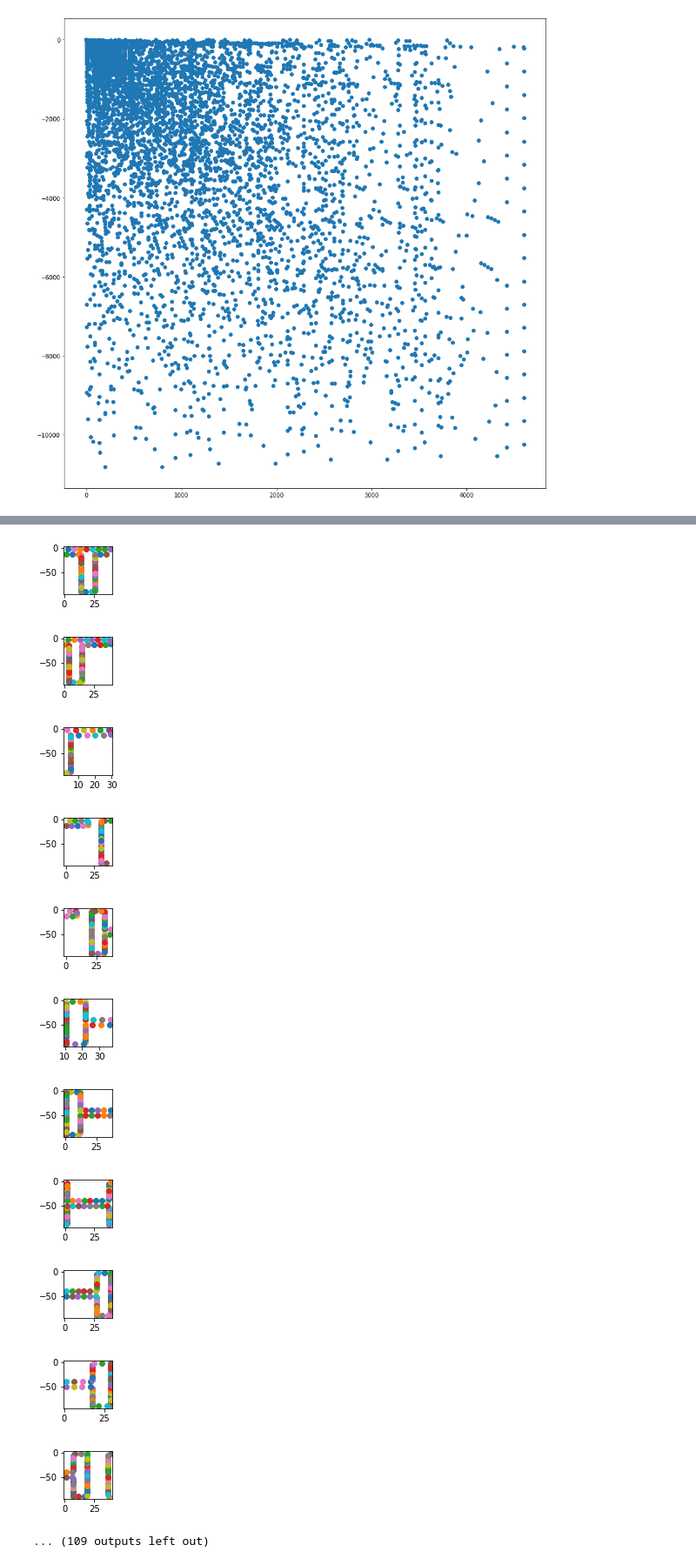
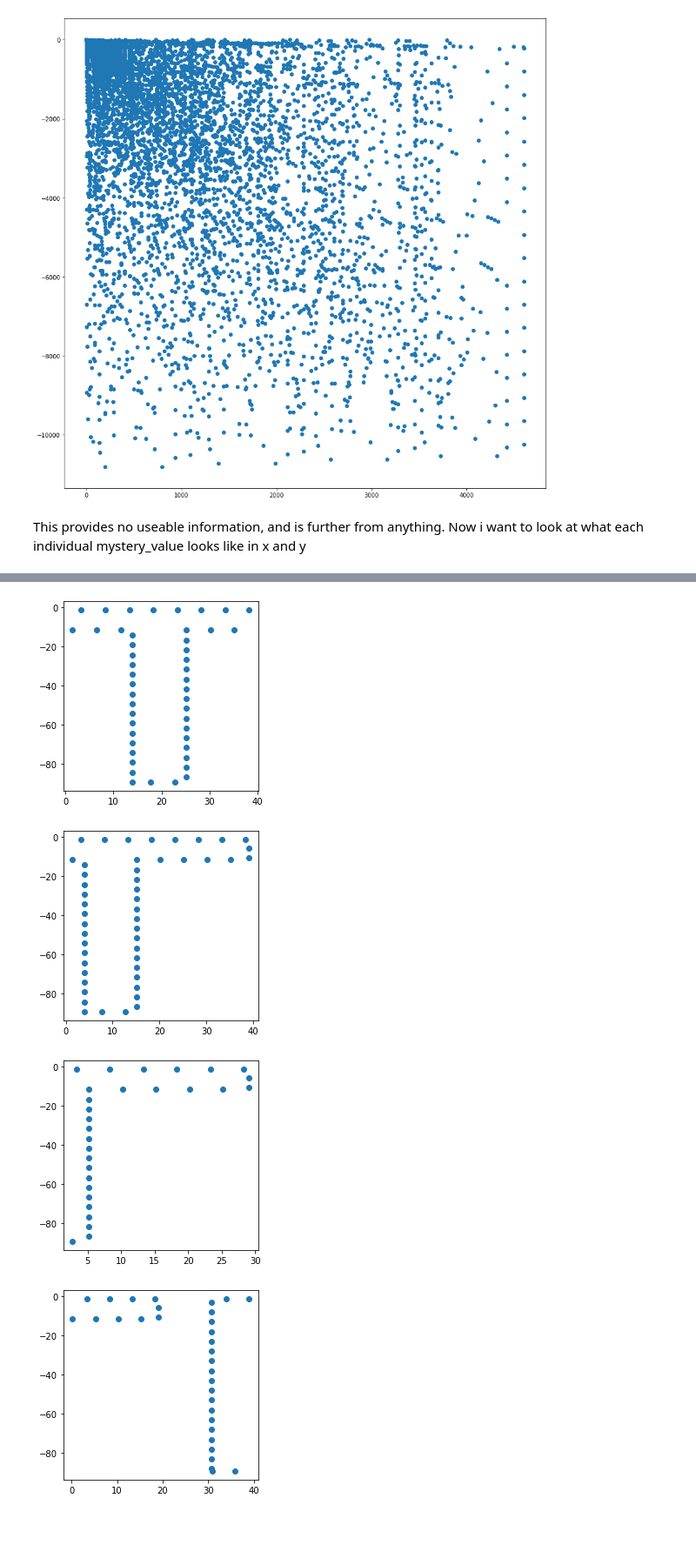
Before and after one commit to iwasunowimme/Data-Puzzles, a Jupyter notebook: Unusual-Ransom/Unusual-Ransom-Q3.ipynb, the cells around one changed output, grey strips where cells are left out. Shown at 87% size. Cells and saved outputs as stored; diff of their text form; code cells hidden in the pictures; blank space fills up the shorter version.

```diff
--- a/Unusual-Ransom/Unusual-Ransom-Q3.ipynb
+++ b/Unusual-Ransom/Unusual-Ransom-Q3.ipynb
@@ -91,10 +93,12 @@ plt.scatter(mult_df.x*mult_df.mystery_feature, mult_df.y*mult_df.mystery_feature
 # %% [output]
 <matplotlib.collections.PathCollection at 0x...>
 [figure]
+# %% [markdown]
+This provides no useable information, and is further from anything.
+Now i want to look at what each individual mystery_value looks like in x and y
 # %%
-for i in range(121):
-    figure = plt.figure(figsize=(1,1))
-    for index, row in df.iterrows():
-        if(row.mystery_feature == i):
-            plt.scatter(row.x, row.y )
+for i in range(5):
+    figure = plt.figure(figsize=(4,4))
+    mystery_df = df[df['mystery_feature']==i]
+    plt.scatter(mystery_df.x, mystery_df.y )
 # %% [output]
@@ -102,12 +106,4 @@ for i in range(121):
-[figure, old version]
+[figure, new version]
-[figure, old version]
+[figure, new version]
-[figure, old version]
+[figure, new version]
-[figure, old version]
+[figure, new version]
-[figure, removed]
-[figure, removed]
-[figure, removed]
-[figure, removed]
-[figure, removed]
-[figure, removed]
-[figure, removed]
-... (109 outputs left out)
```
Also changed, not shown: parts of 7 cells of this notebook.
